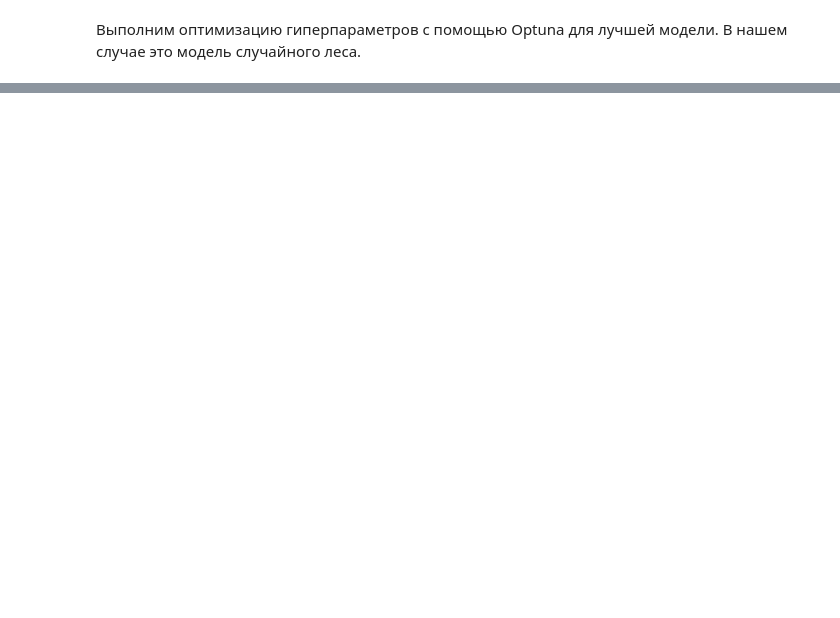
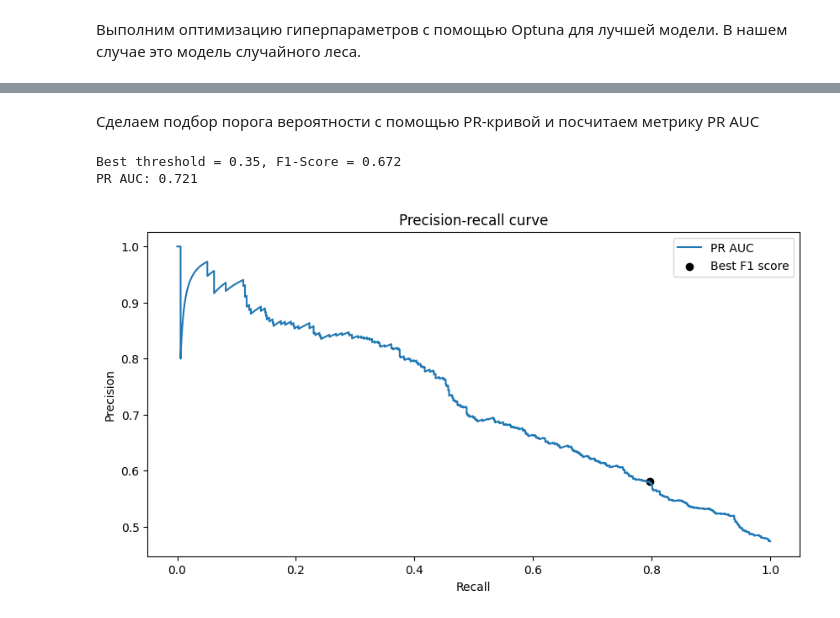
Before and after one commit to Visna-dp/SF_DS, a Jupyter notebook: project_4/Project_4.ipynb, the cells around one changed output, grey strips where cells are left out. Saved outputs shown, nothing was run; the diff lists cells and outputs as text; code cells hidden in the pictures; blank space fills up the shorter version.

```diff
--- a/project_4/Project_4.ipynb
+++ b/project_4/Project_4.ipynb
@@ -617,0 +625,3 @@ F1 на тестовой выборке:  0.8164174355711104
+# %%
+df['day'] = df['day'].astype('object')
+cat_columns = [col for col in df.columns if col != 'deposit' and df[col].dtype.name == 'object']
@@ -617,0 +754,9 @@ F1 на тестовой выборке:  0.8164174355711104
+# %%
+X = df.drop(dropped_columns, axis=1)
+y = df['deposit']
+
+X_train, X_test, y_train, y_test = train_test_split(
+    X, y, stratify=y, random_state = 42, test_size = 0.33
+)
+X_train, X_valid, y_train, y_valid = train_test_split(
+    X_train, y_train, stratify=y_train, random_state = 42, test_size = 0.2)
@@ -617,0 +769,10 @@ F1 на тестовой выборке:  0.8164174355711104
+# %%
+cbc = CatBoostClassifier(random_state=42, verbose=0, cat_features=cat_columns)
+cbc.fit(X_train, y_train)
+y_train_pred = cbc.predict(X_train)
+y_valid_pred = cbc.predict(X_valid)
+y_test_pred = cbc.predict(X_test)
+print('F1 на тренировочной выборке: ', metrics.f1_score(y_train, y_train_pred))
+print('F1 на валидационной выборке: ', metrics.f1_score(y_valid, y_valid_pred))
+print('F1 на тестовой выборке: ', metrics.f1_score(y_test, y_test_pred))
+print(metrics.classification_report(y_test, y_test_pred))
@@ -617,0 +791,29 @@ F1 на тестовой выборке:  0.8164174355711104
+# %% [markdown]
+Сделаем подбор порога вероятности с помощью PR-кривой и посчитаем метрику PR AUC
+# %%
+preds = cbc.predict_proba(X_valid)[:, 1]
+precision, recall, thresholds = metrics.precision_recall_curve(y_valid.values, preds)
+
+#Вычисляем F1-меру при различных threshold
+f1_scores = (2 * precision * recall) / (precision + recall)
+#Определяем индекс максимума
+idx = np.argmax(f1_scores)
+print('Best threshold = {:.2f}, F1-Score = {:.3f}'.format(thresholds[idx], f1_scores[idx]))
+print('PR AUC: {:.3f}'.format(metrics.auc(recall, precision)))
+
+#Строим PR-кривую
+fig, ax = plt.subplots(figsize=(10, 5)) #фигура + координатная плоскость
+#Строим линейный график зависимости precision от recall
+ax.plot(recall, precision, label='PR AUC')
+#Отмечаем точку максимума F1
+ax.scatter(recall[idx], precision[idx], marker='o', color='black', label='Best F1 score')
+#Даем графику название и подписи осям
+ax.set_title('Precision-recall curve')
+ax.set_xlabel('Recall')
+ax.set_ylabel('Precision')
+#Отображаем легенду
+ax.legend();
+# %% [output]
+Best threshold = 0.35, F1-Score = 0.672
+PR AUC: 0.721
+[figure, added]
```
Also changed, not shown: parts of 33 cells of this notebook.
